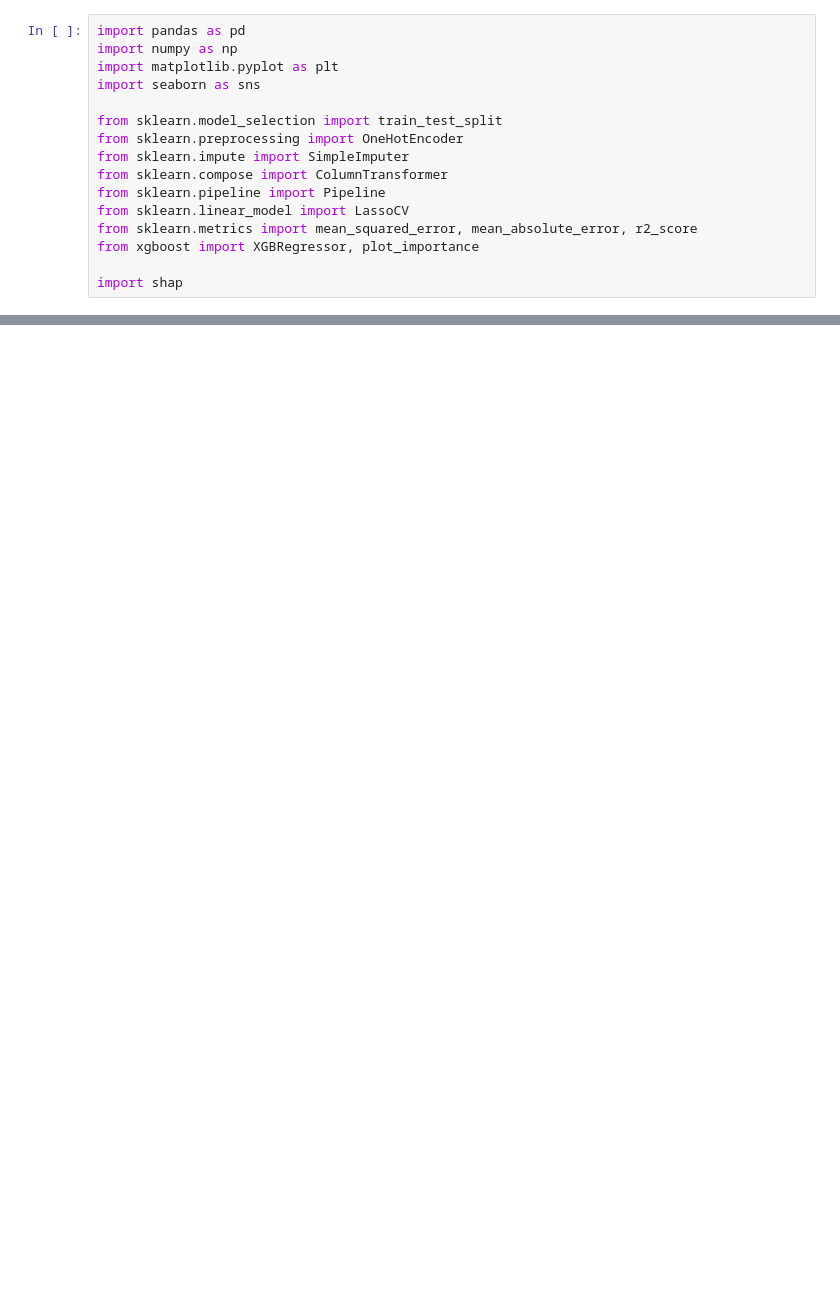
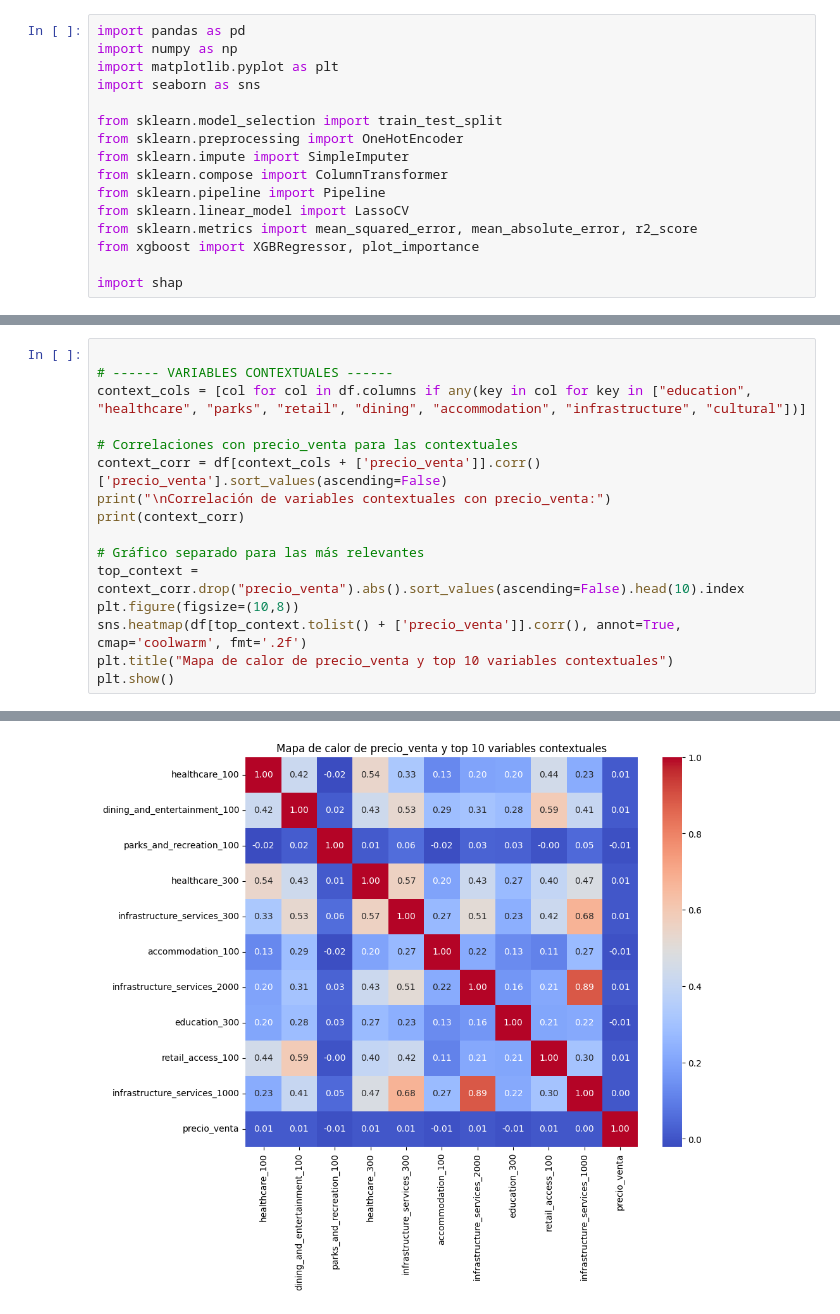
Before and after one commit to thordickinson/maestria-ia, a Jupyter notebook: indexador-py/notebooks/3.1.analisis_datos_aumentados.ipynb, the cells around one changed output, grey strips where cells are left out. Saved outputs shown, nothing was run; the diff lists cells and outputs as text; blank space fills up the shorter version.

```diff
--- a/indexador-py/notebooks/3.1.analisis_datos_aumentados.ipynb
+++ b/indexador-py/notebooks/3.1.analisis_datos_aumentados.ipynb
@@ -48,0 +71,17 @@ plt.show()
+# %%
+
+# ------ VARIABLES CONTEXTUALES ------
+context_cols = [col for col in df.columns if any(key in col for key in ["education", "healthcare", "parks", "retail", "dining", "accommodation", "infrastructure", "cultural"])]
+
+# Correlaciones con precio_venta para las contextuales
+context_corr = df[context_cols + ['precio_venta']].corr()['precio_venta'].sort_values(ascending=False)
+print("\nCorrelación de variables contextuales con precio_venta:")
+print(context_corr)
+
+# Gráfico separado para las más relevantes
+top_context = context_corr.drop("precio_venta").abs().sort_values(ascending=False).head(10).index
+plt.figure(figsize=(10,8))
+sns.heatmap(df[top_context.tolist() + ['precio_venta']].corr(), annot=True, cmap='coolwarm', fmt='.2f')
+plt.title("Mapa de calor de precio_venta y top 10 variables contextuales")
+plt.show()
+# %% [output]
@@ -48,0 +105 @@ plt.show()
+[figure, added]
```
Also changed, not shown: parts of 7 cells of this notebook, 13 other files.
